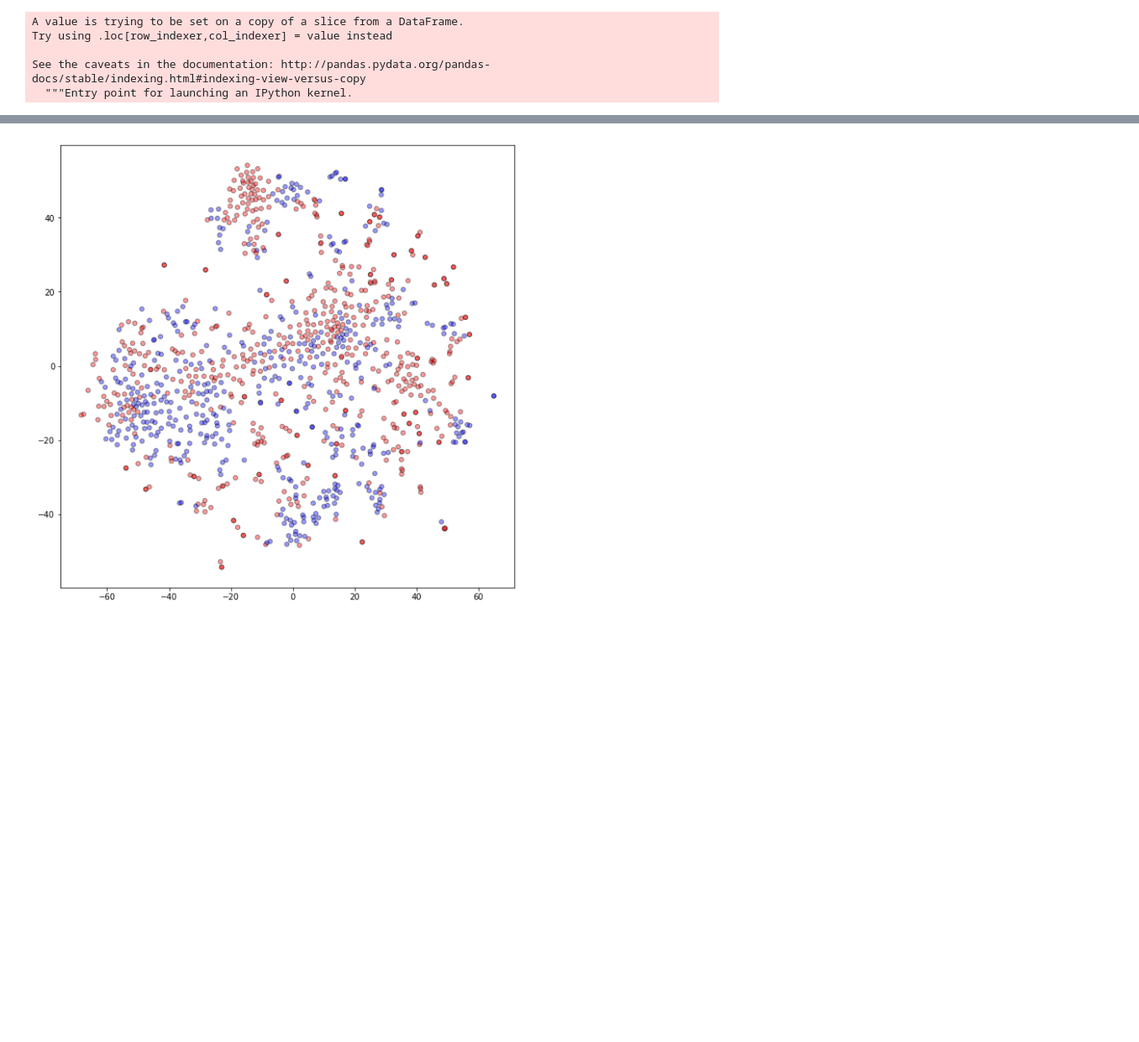
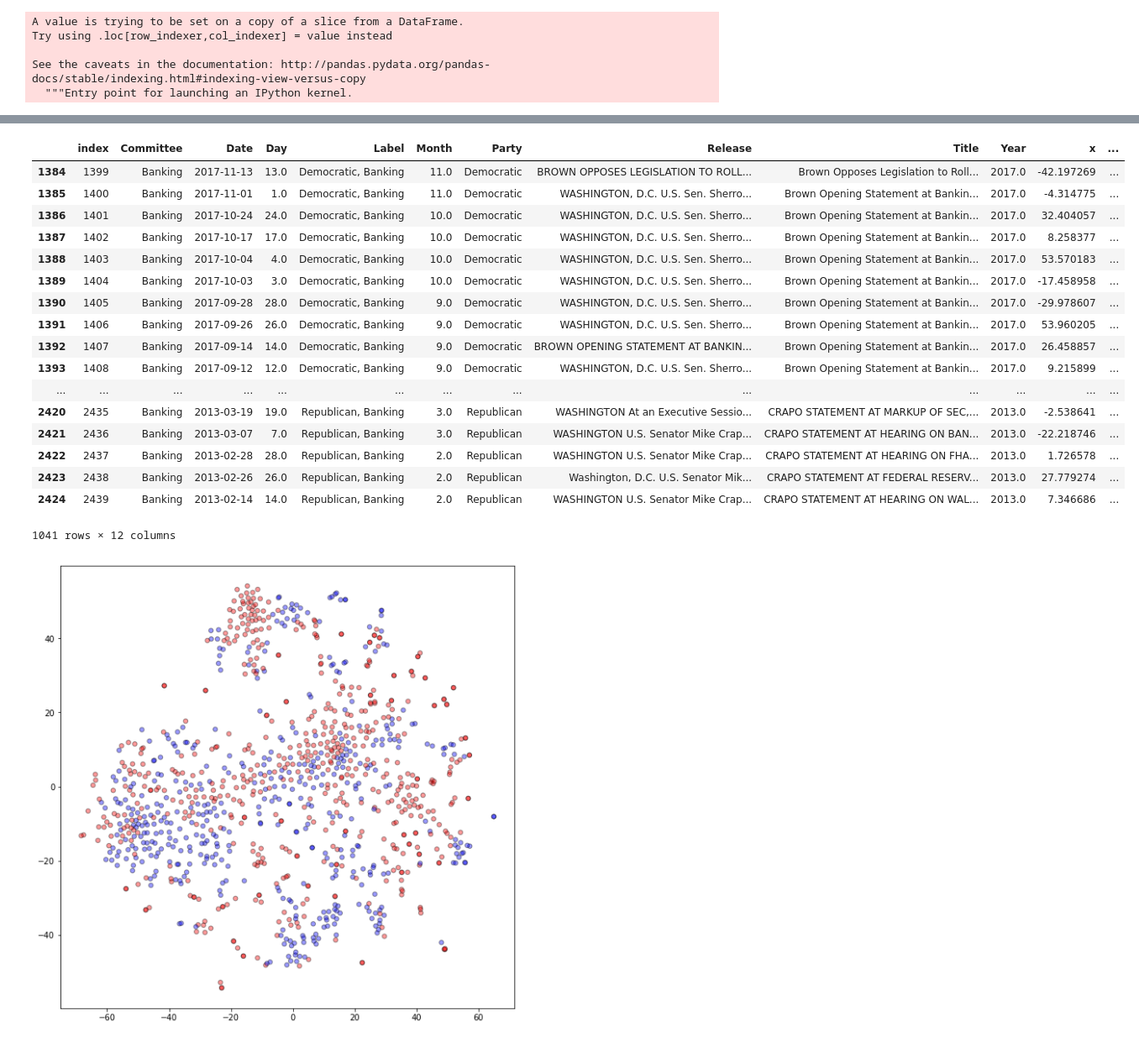
Before and after one commit to dgilbs/nlp_partisanship, a Jupyter notebook: Test_Modeling.ipynb, the cells around one changed output, grey strips where cells are left out. Shown at 84% size. Drawn from its saved outputs; the diff is of its cells as text; code cells hidden in the pictures; blank space fills up the shorter version.

```diff
--- a/Test_Modeling.ipynb
+++ b/Test_Modeling.ipynb
@@ -559,3 +659,5 @@ Try using .loc[row_indexer,col_indexer] = value instead
 
 See the caveats in the documentation: http://pandas.pydata.org/pandas-docs/stable/indexing.html#indexing-view-versus-copy
   """Entry point for launching an IPython kernel.
+# %%
+bank_results = tsne_model.fit_transform(bank_scores_df)
@@ -561,0 +666,3 @@ See the caveats in the documentation: http://pandas.pydata.org/pandas-docs/stabl
+# %%
+bank_df["x"] = bank_x
+bank_df["y"] = bank_y
@@ -562 +681,22 @@ See the caveats in the documentation: http://pandas.pydata.org/pandas-docs/stabl
+# %%
+bank_df
+# %% [output]
+|  | index | Committee | Date | Day | Label | Month | Party | Release | Title | Year | x | ... |
+| 1384 | 1399 | Banking | 2017-11-13 | 13.0 | Democratic, Banking | 11.0 | Democratic | BROWN OPPOSES LEGISLATION TO ROLL... | Brown Opposes Legislation to Roll... | 2017.0 | -42.197269 | ... |
+| 1385 | 1400 | Banking | 2017-11-01 | 1.0 | Democratic, Banking | 11.0 | Democratic | WASHINGTON, D.C. U.S. Sen. Sherro... | Brown Opening Statement at Bankin... | 2017.0 | -4.314775 | ... |
+| 1386 | 1401 | Banking | 2017-10-24 | 24.0 | Democratic, Banking | 10.0 | Democratic | WASHINGTON, D.C. U.S. Sen. Sherro... | Brown Opening Statement at Bankin... | 2017.0 | 32.404057 | ... |
+| 1387 | 1402 | Banking | 2017-10-17 | 17.0 | Democratic, Banking | 10.0 | Democratic | WASHINGTON, D.C. U.S. Sen. Sherro... | Brown Opening Statement at Bankin... | 2017.0 | 8.258377 | ... |
+| 1388 | 1403 | Banking | 2017-10-04 | 4.0 | Democratic, Banking | 10.0 | Democratic | WASHINGTON, D.C. U.S. Sen. Sherro... | Brown Opening Statement at Bankin... | 2017.0 | 53.570183 | ... |
+| 1389 | 1404 | Banking | 2017-10-03 | 3.0 | Democratic, Banking | 10.0 | Democratic | WASHINGTON, D.C. U.S. Sen. Sherro... | Brown Opening Statement at Bankin... | 2017.0 | -17.458958 | ... |
+| 1390 | 1405 | Banking | 2017-09-28 | 28.0 | Democratic, Banking | 9.0 | Democratic | WASHINGTON, D.C. U.S. Sen. Sherro... | Brown Opening Statement at Bankin... | 2017.0 | -29.978607 | ... |
+| 1391 | 1406 | Banking | 2017-09-26 | 26.0 | Democratic, Banking | 9.0 | Democratic | WASHINGTON, D.C. U.S. Sen. Sherro... | Brown Opening Statement at Bankin... | 2017.0 | 53.960205 | ... |
+| 1392 | 1407 | Banking | 2017-09-14 | 14.0 | Democratic, Banking | 9.0 | Democratic | BROWN OPENING STATEMENT AT BANKIN... | Brown Opening Statement at Bankin... | 2017.0 | 26.458857 | ... |
+| 1393 | 1408 | Banking | 2017-09-12 | 12.0 | Democratic, Banking | 9.0 | Democratic | WASHINGTON, D.C. U.S. Sen. Sherro... | Brown Opening Statement at Bankin... | 2017.0 | 9.215899 | ... |
+| ... | ... | ... | ... | ... | ... | ... | ... | ... | ... | ... | ... | ... |
+| 2420 | 2435 | Banking | 2013-03-19 | 19.0 | Republican, Banking | 3.0 | Republican | WASHINGTON At an Executive Sessio... | CRAPO STATEMENT AT MARKUP OF SEC,... | 2013.0 | -2.538641 | ... |
+| 2421 | 2436 | Banking | 2013-03-07 | 7.0 | Republican, Banking | 3.0 | Republican | WASHINGTON U.S. Senator Mike Crap... | CRAPO STATEMENT AT HEARING ON BAN... | 2013.0 | -22.218746 | ... |
+| 2422 | 2437 | Banking | 2013-02-28 | 28.0 | Republican, Banking | 2.0 | Republican | WASHINGTON U.S. Senator Mike Crap... | CRAPO STATEMENT AT HEARING ON FHA... | 2013.0 | 1.726578 | ... |
+| 2423 | 2438 | Banking | 2013-02-26 | 26.0 | Republican, Banking | 2.0 | Republican | Washington, D.C. U.S. Senator Mik... | CRAPO STATEMENT AT FEDERAL RESERV... | 2013.0 | 27.779274 | ... |
+| 2424 | 2439 | Banking | 2013-02-14 | 14.0 | Republican, Banking | 2.0 | Republican | WASHINGTON U.S. Senator Mike Crap... | CRAPO STATEMENT AT HEARING ON WAL... | 2013.0 | 7.346686 | ... |
+1041 rows × 12 columns
 # %%
```
Also changed, not shown: parts of 28 cells of this notebook, 4 other files.
